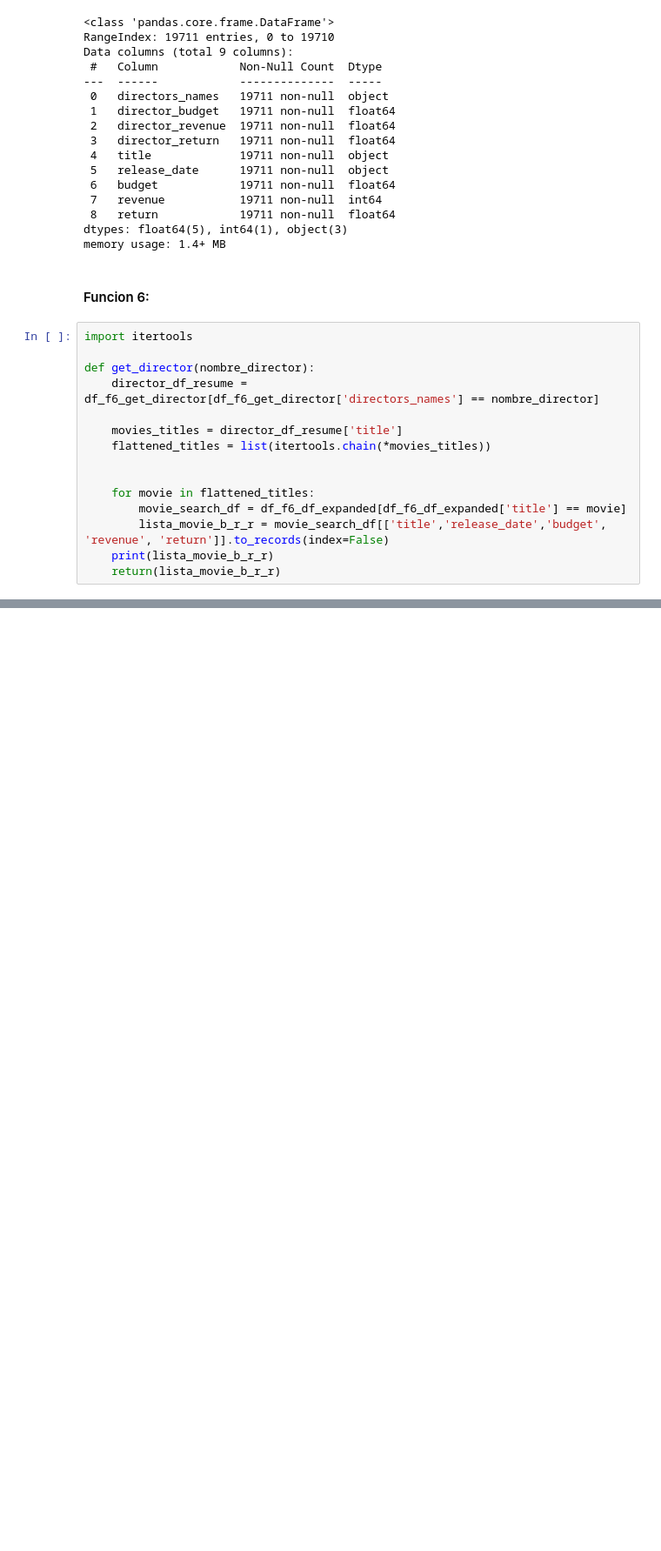
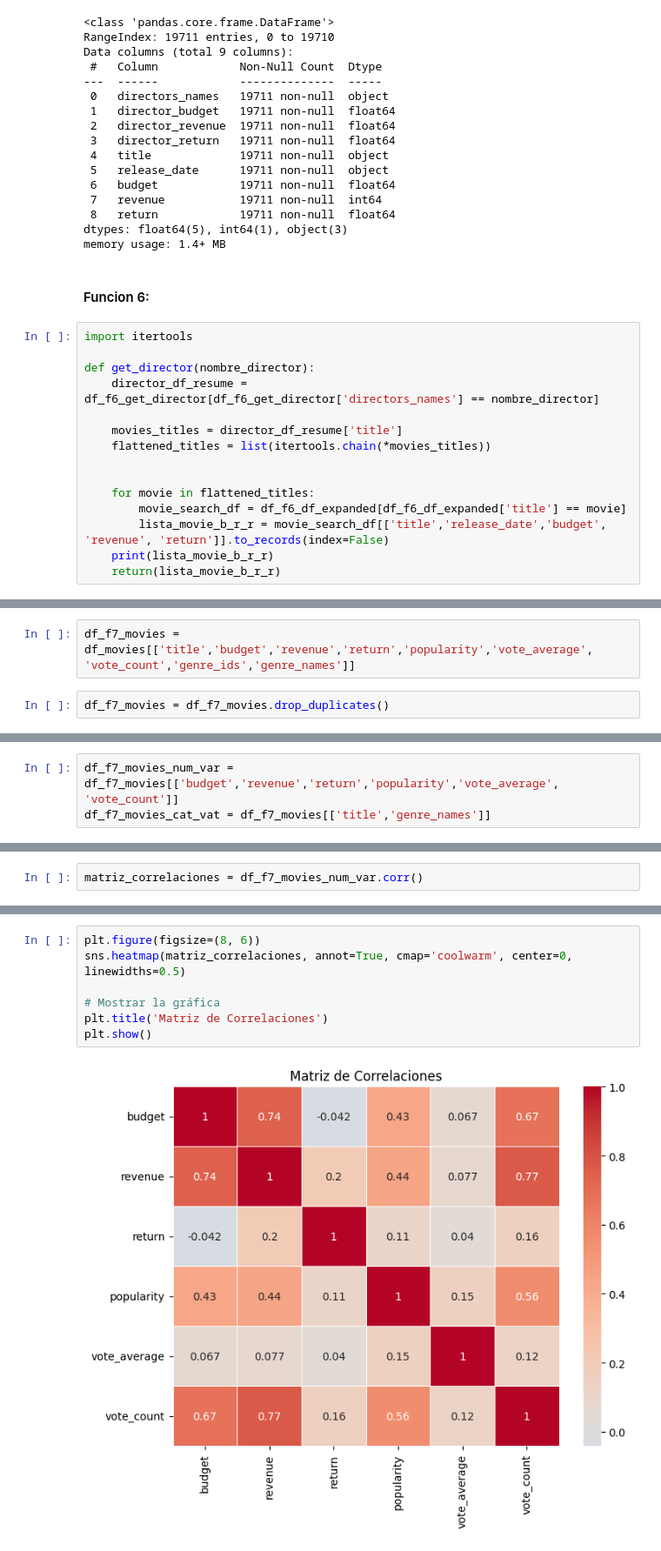
Before and after one commit to Lucaramallo/PI1_MLOps_Sistema_de_Recomendacion_Movies_ML, a Jupyter notebook: ETLs/Functios_testing/Functions_test.ipynb, the cells around one changed output, grey strips where cells are left out. Shown: that part at 87% size. Drawn from its saved outputs; the diff is of its cells as text; blank space fills up the shorter version.

```diff
--- a/ETLs/Functios_testing/Functions_test.ipynb
+++ b/ETLs/Functios_testing/Functions_test.ipynb
@@ -951,0 +977,4 @@ rec.array([('i am not salvador', '2016-01-01T00:00:00.000000000', 4224578.813474
+# %%
+df_f7_movies = df_movies[['title','budget','revenue','return','popularity','vote_average', 'vote_count','genre_ids','genre_names']]
+# %%
+df_f7_movies = df_f7_movies.drop_duplicates()
@@ -951,0 +999,3 @@ rec.array([('i am not salvador', '2016-01-01T00:00:00.000000000', 4224578.813474
+# %%
+df_f7_movies_num_var = df_f7_movies[['budget','revenue','return','popularity','vote_average', 'vote_count']]
+df_f7_movies_cat_vat = df_f7_movies[['title','genre_names']]
@@ -951,0 +1020,2 @@ rec.array([('i am not salvador', '2016-01-01T00:00:00.000000000', 4224578.813474
+# %%
+matriz_correlaciones = df_f7_movies_num_var.corr()
@@ -951,0 +1040,9 @@ rec.array([('i am not salvador', '2016-01-01T00:00:00.000000000', 4224578.813474
+# %%
+plt.figure(figsize=(8, 6))
+sns.heatmap(matriz_correlaciones, annot=True, cmap='coolwarm', center=0, linewidths=0.5)
+
+# Mostrar la gráfica
+plt.title('Matriz de Correlaciones')
+plt.show()
+# %% [output]
+[figure, added]
```
Also changed, not shown: parts of 67 cells of this notebook, 13 other files.
